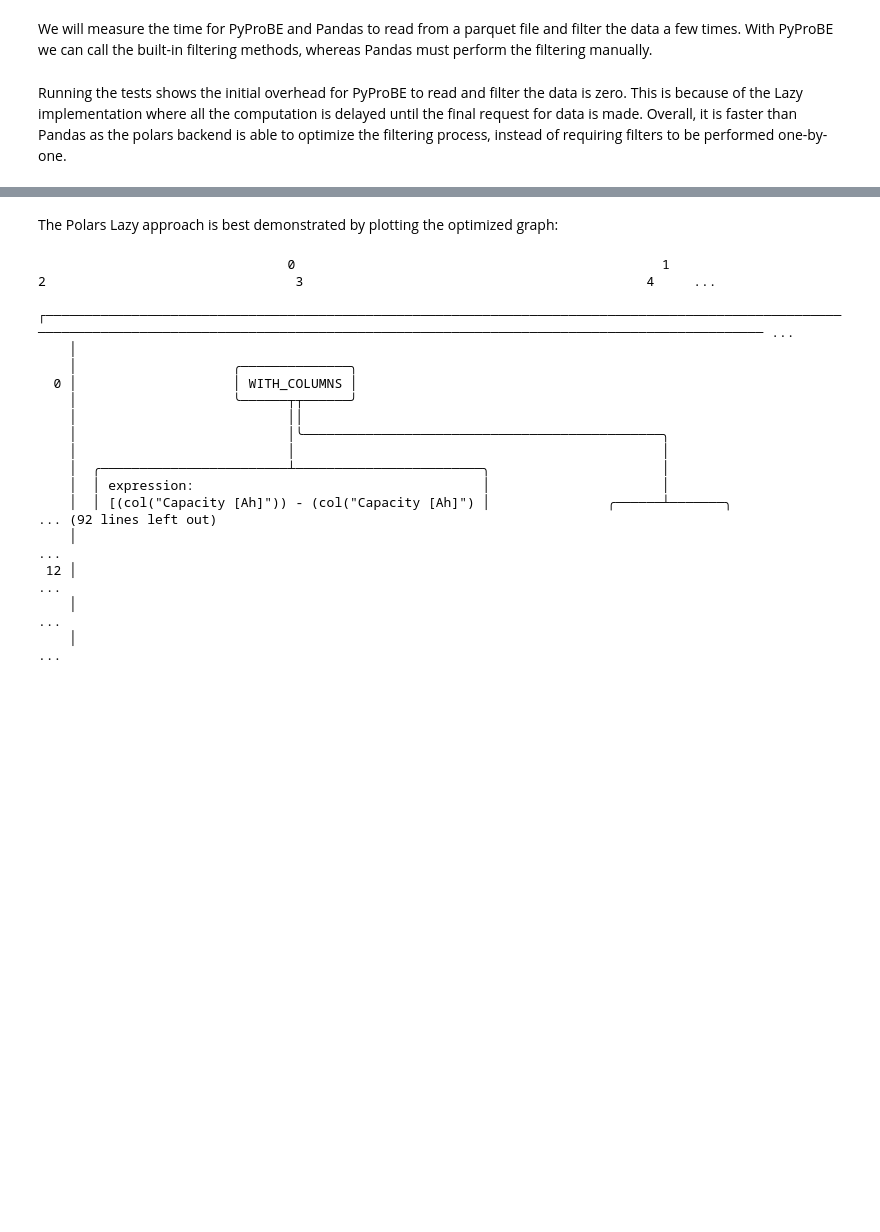
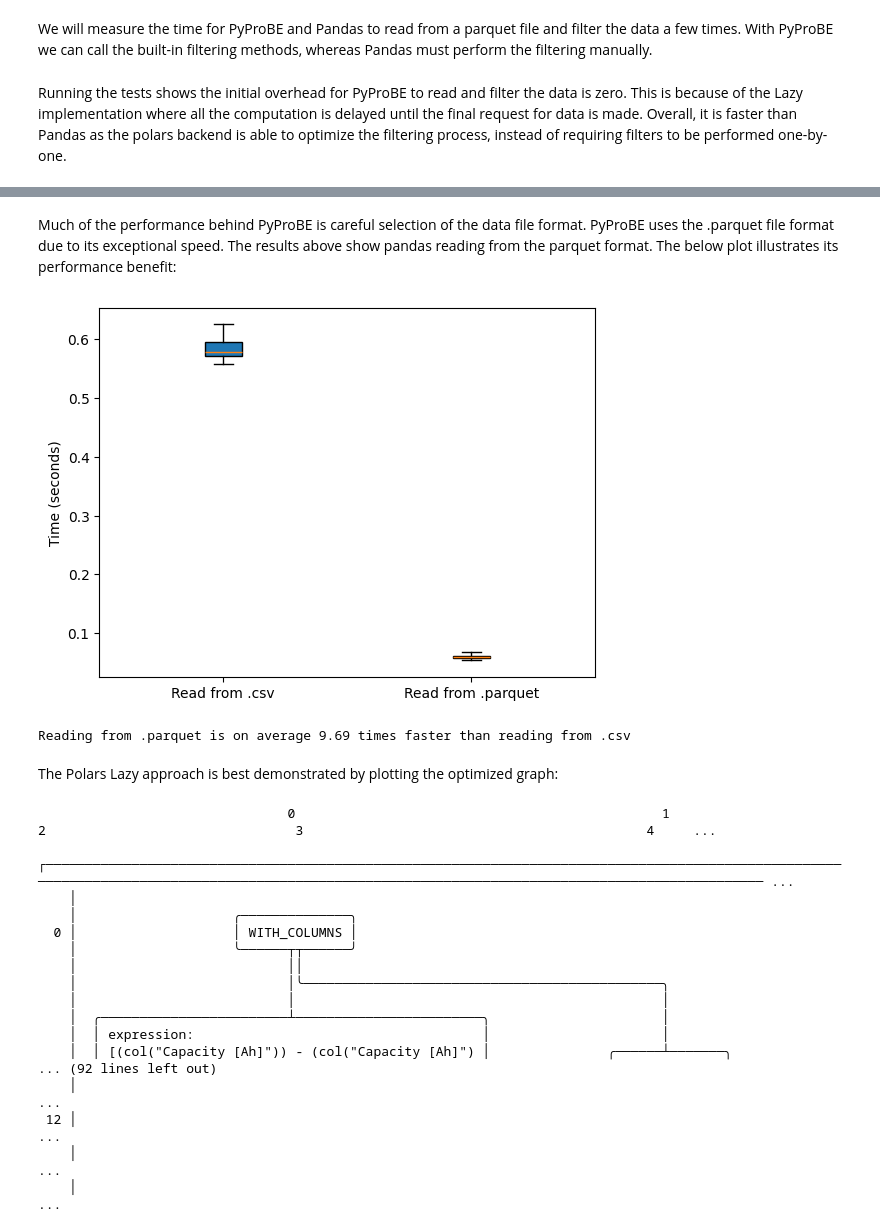
Before and after one commit to ImperialCollegeLondon/PyProBE, a Jupyter notebook: examples/comparing-pyprobe-performance.ipynb, the cells around one changed output, grey strips where cells are left out. Cells and saved outputs as stored; diff of their text form; code cells hidden in the pictures; blank space fills up the shorter version.

```diff
--- a/examples/comparing-pyprobe-performance.ipynb
+++ b/examples/comparing-pyprobe-performance.ipynb
@@ -123,7 +118,16 @@ With 25x more data points, the PyProBE implementation is almost 3x faster than m
-# %%
-total_time_polars, _ = measure_pyprobe(repeats, 'sample_data_neware_extended.parquet')
-total_time_pandas, _ = measure_pandas(repeats, 'sample_data_neware_extended.parquet')
-make_boxplots(total_time_polars, total_time_pandas)
+# %% [markdown]
+Much of the performance behind PyProBE is careful selection of the data file format. PyProBE uses the .parquet file format due to its exceptional speed. The results above show pandas reading from the parquet format. The below plot illustrates its performance benefit:
+# %%
+plt.figure()
+plt.boxplot(total_time_pandas[[0, 1],:].T, labels=['Read from .csv', 'Read from .parquet'], vert=True, patch_artist=True, showfliers=False)
+plt.ylabel('Time (seconds)')
+plt.show()
+
+average_difference = np.mean(total_time_pandas[0,:])/np.mean(total_time_pandas[1,:])
+print(f"Reading from .parquet is on average {average_difference:.2f} times faster than reading from .csv")
+# %% [output]
+[figure, added]
+Reading from .parquet is on average 9.69 times faster than reading from .csv
 # %% [markdown]
 The Polars Lazy approach is best demonstrated by plotting the optimized graph:
 # %%
```
Also changed, not shown: parts of 6 cells of this notebook, 16 other files.
